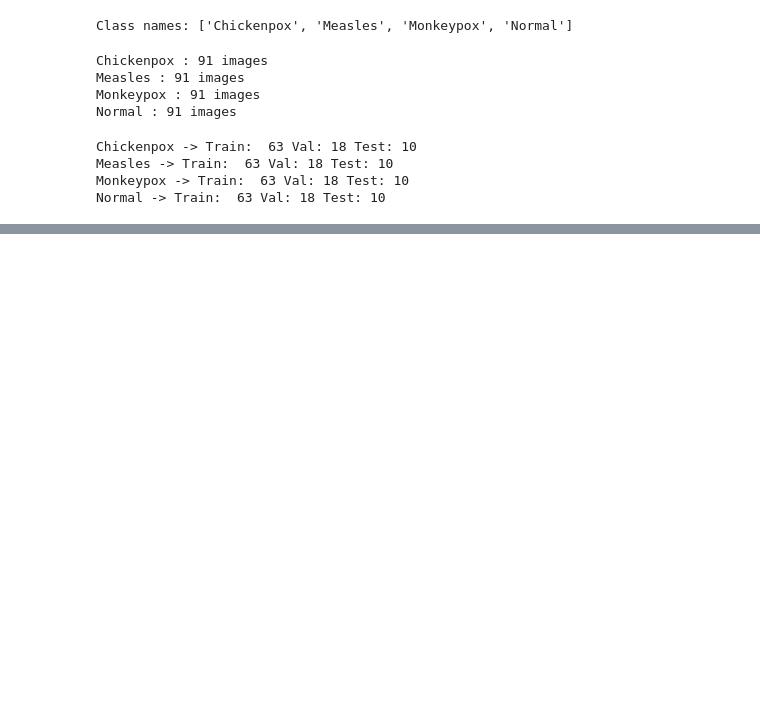
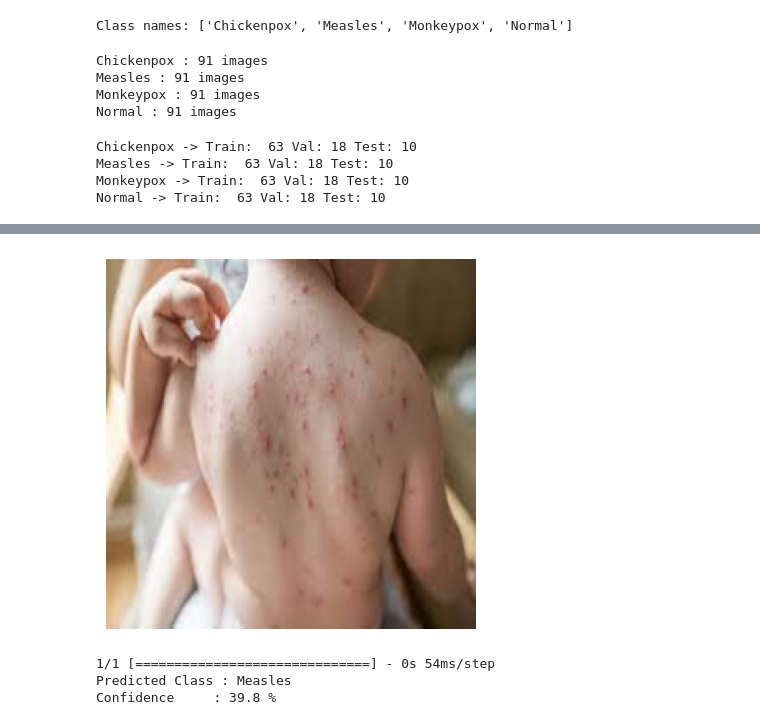
Before and after one commit to Jayesh2726/MonkeyPox-Disease-Prediction-System, a Jupyter notebook: MPDD1.ipynb, the cells around one changed output, grey strips where cells are left out. Saved outputs shown, nothing was run; the diff lists cells and outputs as text; code cells hidden in the pictures; blank space fills up the shorter version.

```diff
--- a/MPDD1.ipynb
+++ b/MPDD1.ipynb
@@ -93,0 +286,8 @@ batch_size = 32
+# %%
+image_path = "E:\\MaxGen\\git2025\\MPDD\\MonkeyPox-Disease-Prediction-System\\Monkeypox Skin Image Dataset\\Chickenpox\\chickenpox1.png"
+predict_image_from_path(image_path)
+# %% [output]
+[figure, added]
+1/1 [==============================] - 0s 54ms/step
+Predicted Class : Measles
+Confidence     : 39.8 %
```
Also changed, not shown: parts of 27 cells of this notebook.
